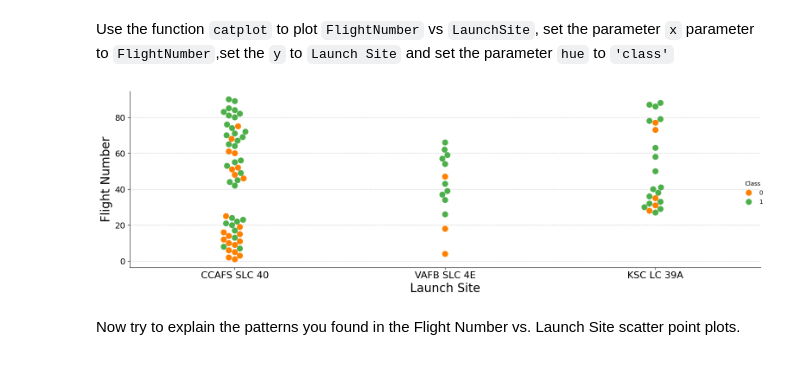
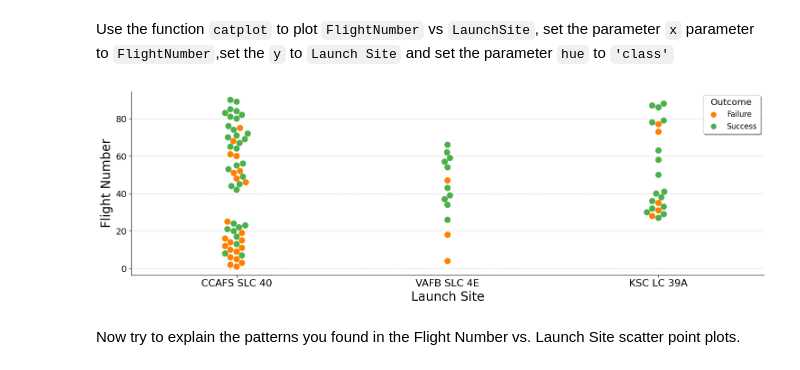
Before and after one commit to andreypomortsev/spacey-ibm-ds-project, a Jupyter notebook: eda_dataviz.ipynb, the cells around one changed output. Cells and saved outputs as stored; diff of their text form; code cells hidden in the pictures.

Commit message:
Deleted useless plots, to scatter plots added customized legends

```diff
--- a/eda_dataviz.ipynb
+++ b/eda_dataviz.ipynb
@@ -89,6 +89,37 @@ We can plot out the <code>FlightNumber</code> vs. <code>PayloadMass</code>and ov
 # Set colorblind friendly palette
 palette = ("#ff7f00", "#4daf4a")
 colors = ["#377eb8", "#ff7f00", "#f781bf"]
+
+def plot_legend(ax: plt.gca) -> None:
+    global palette
+
+    # Create a custom legend
+    legend_labels = ["Failure", "Success"]
+
+    # Create legend patches with specified labels and colors
+    legend_patches = [
+        plt.Line2D(
+            [0],
+            [0],
+            marker="o",
+            color="w",
+            markerfacecolor=color,
+            markersize=10,
+            label=label,
+        )
+        for label, color in zip(legend_labels, palette)
+    ]
+
+    # Add the legend to the plot
+    ax.legend(
+        handles=legend_patches,
+        title="Outcome",
+        title_fontsize="x-large",
+        fontsize="large",
+        shadow=True
+    )
+
+
 
 sns.catplot(
     y="PayloadMass",
@@ -98,6 +129,7 @@ sns.catplot(
     aspect=5,
     size=8,
     palette=palette,
+    legend=False
 )
 plt.xlabel("Flight Number", fontsize=20)
 plt.ylabel("Pay load Mass, kg", fontsize=20)
@@ -111,5 +143,8 @@ plt.tight_layout()
 # Save the plot to a file
 plt.savefig("EDA_plots/eda_dataviz_payload_vs_flightnumber_plot.png", dpi=150)
 
+# Plot the legend
+plot_legend(plt.gca())
+
 plt.show()
 # %% [output]
@@ -125,32 +160,36 @@ Use the function <code>catplot</code> to plot <code>FlightNumber</code> vs <code
 # %%
 # Plot a scatter point chart with x axis to be Flight Number and y axis to be the launch site, and hue to be the class value
 sns.catplot(
     y="FlightNumber",
     x="LaunchSite",
     hue="Class",
     data=df,
     aspect=3,
     kind="swarm",
     size=10,
     palette=palette,
+    legend=False
 )
 plt.xlabel("Launch Site", fontsize=20)
 plt.ylabel("Flight Number", fontsize=20)
 plt.xticks(fontsize=16)
 plt.yticks(fontsize=14)
 
 # Customize the appearance of the grid lines
 plt.grid(axis="y", linestyle="--", alpha=0.6)
 
 # Add tight_layout at the end
 plt.tight_layout()
 
+# Plot the legend
+plot_legend(plt.gca())
+
 # Save the plot to a file
 plt.savefig("EDA_plots/eda_dataviz_flightnumber_vs_launchsite_plot.png", dpi=150)
 
 plt.show()
 # %% [output]
-[figure, old version]
+[figure, new version]
 # %% [markdown]
 Now try to explain the patterns you found in the Flight Number vs. Launch Site scatter point plots.
 # %% [markdown]
```
Also changed, not shown: parts of 4 cells of this notebook, 8 other files.
